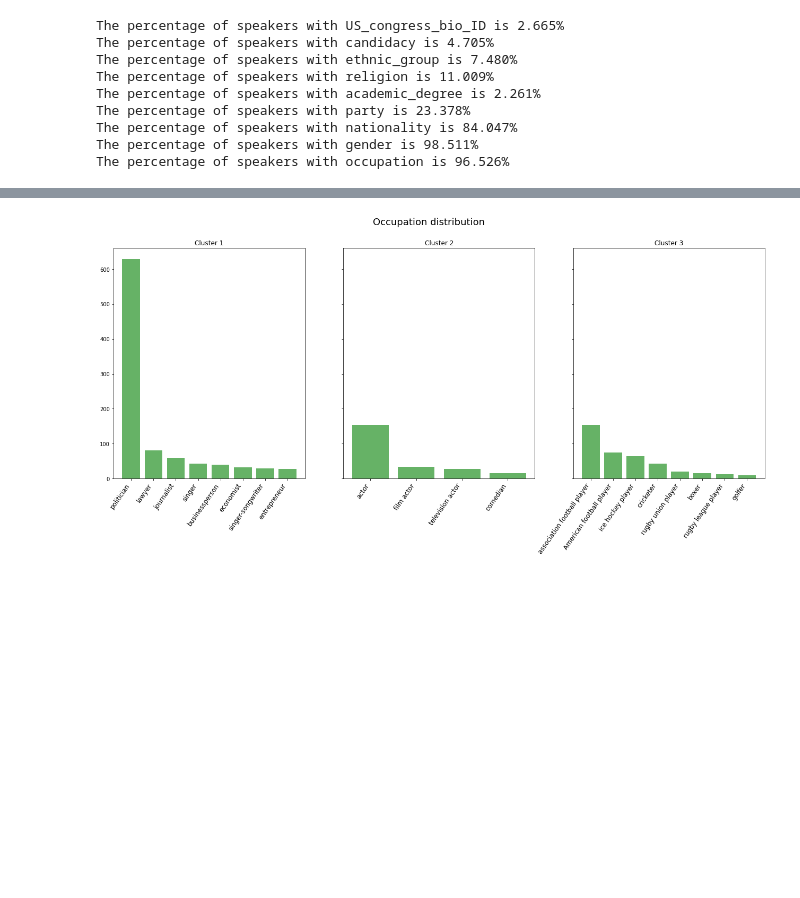
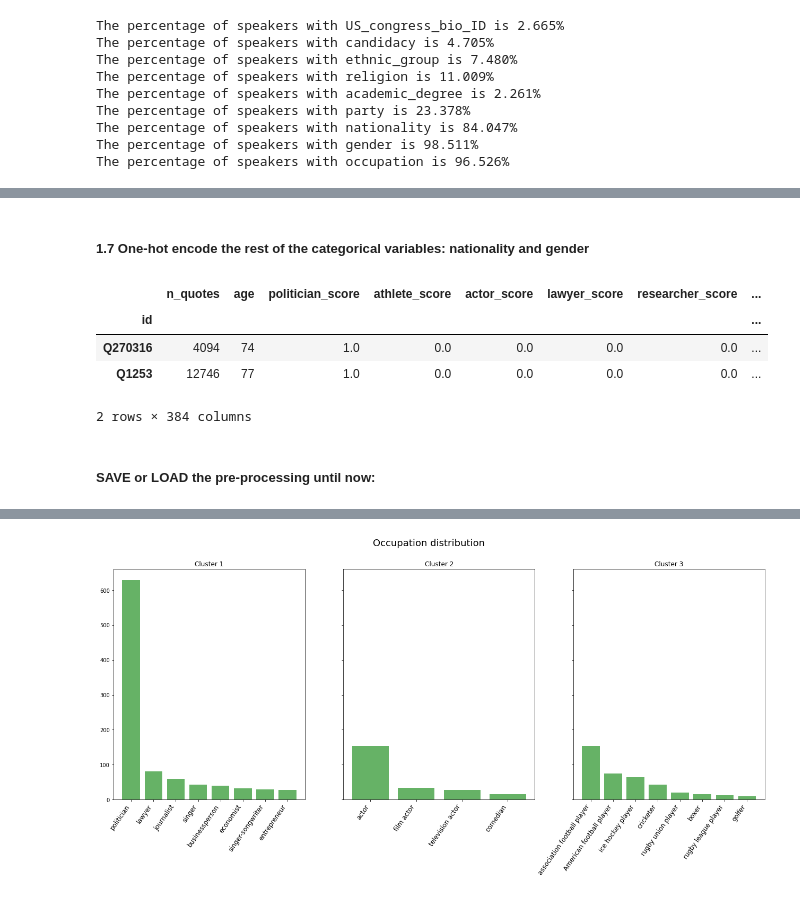
Before and after one commit to epfl-ada/ada-2021-project-quotebankers, a Jupyter notebook: clustering.ipynb, the cells around one changed output, grey strips where cells are left out. Drawn from its saved outputs; the diff is of its cells as text; code cells hidden in the pictures; blank space fills up the shorter version.

```diff
--- a/clustering.ipynb
+++ b/clustering.ipynb
@@ -343,0 +267,13 @@ from sklearn.cluster import DBSCAN
+# %% [markdown]
+##### 1.7 One-hot encode the rest of the categorical variables: nationality and gender
+# %%
+speaker_features_numerical = pd.get_dummies(speakers_features_preprocessed_final_really, prefix=['nationality', 'gender'], columns=['nationality', 'gender'])
+speaker_features_numerical.head(2)
+# %% [output]
+|  | n_quotes | age | politician_score | athlete_score | actor_score | lawyer_score | researcher_score | ... |
+| id |  |  |  |  |  |  |  | ... |
+| Q270316 | 4094 | 74 | 1.0 | 0.0 | 0.0 | 0.0 | 0.0 | ... |
+| Q1253 | 12746 | 77 | 1.0 | 0.0 | 0.0 | 0.0 | 0.0 | ... |
+2 rows × 384 columns
+# %% [markdown]
+##### SAVE or LOAD the pre-processing until now:
```
Also changed, not shown: parts of 63 cells of this notebook.
